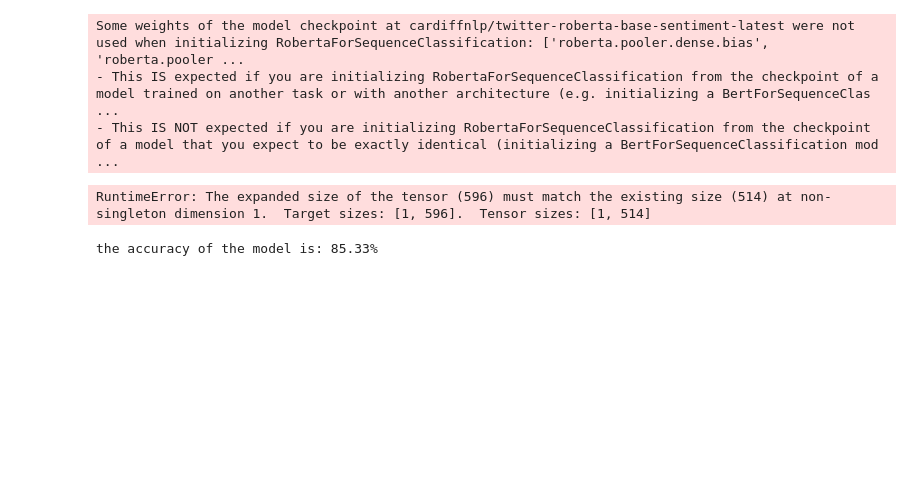
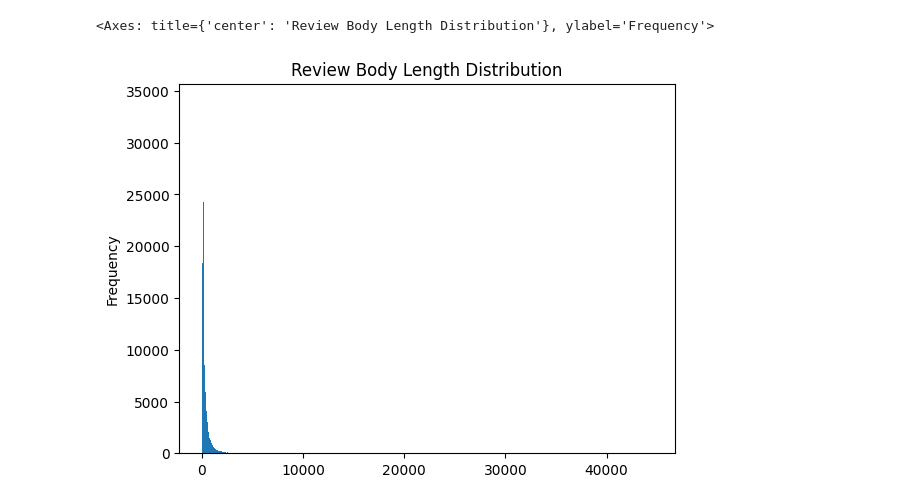
Before and after one commit to maestria-ds-eafit/proyecto-integrador-semestre-2, a Jupyter notebook: notebooks/sentiment_analysis_baseline.ipynb, the cells around one changed output. Saved outputs shown, nothing was run; the diff lists cells and outputs as text; code cells hidden in the pictures; blank space fills up the shorter version.

Commit message:
Fixes sentiment analysis

```diff
--- a/notebooks/sentiment_analysis_baseline.ipynb
+++ b/notebooks/sentiment_analysis_baseline.ipynb
@@ -45,16 +37,0 @@ def prediction_classifier(
-# %%
-prediction_classifier(
-    df_test,
-    150,
-    method="sentiment-analysis",
-    model="cardiffnlp/twitter-roberta-base-sentiment-latest",
-)
-# %% [output]
-Some weights of the model checkpoint at cardiffnlp/twitter-roberta-base-sentiment-latest were not used when initializing RobertaForSequenceClassification: ['roberta.pooler.dense.bias', 'roberta.pooler ...
-- This IS expected if you are initializing RobertaForSequenceClassification from the checkpoint of a model trained on another task or with another architecture (e.g. initializing a BertForSequenceClas ...
-- This IS NOT expected if you are initializing RobertaForSequenceClassification from the checkpoint of a model that you expect to be exactly identical (initializing a BertForSequenceClassification mod ...
-RuntimeError: The expanded size of the tensor (596) must match the existing size (514) at non-singleton dimension 1.  Target sizes: [1, 596].  Tensor sizes: [1, 514]
-# %%
-prediction_classifier(df_test, 150)
-# %% [output]
-the accuracy of the model is: 85.33%
@@ -60,0 +58,9 @@ the accuracy of the model is: 85.33%
+# %%
+df_test["review_body_length"] = df_test["review_body"].apply(lambda x: len(x))
+# %%
+df_test["review_body_length"].plot(
+    kind="hist", bins=1000, title="Review Body Length Distribution"
+)
+# %% [output]
+<Axes: title={'center': 'Review Body Length Distribution'}, ylabel='Frequency'>
+[figure, added]
```
Also changed, not shown: parts of 5 cells of this notebook, 2 other files.
